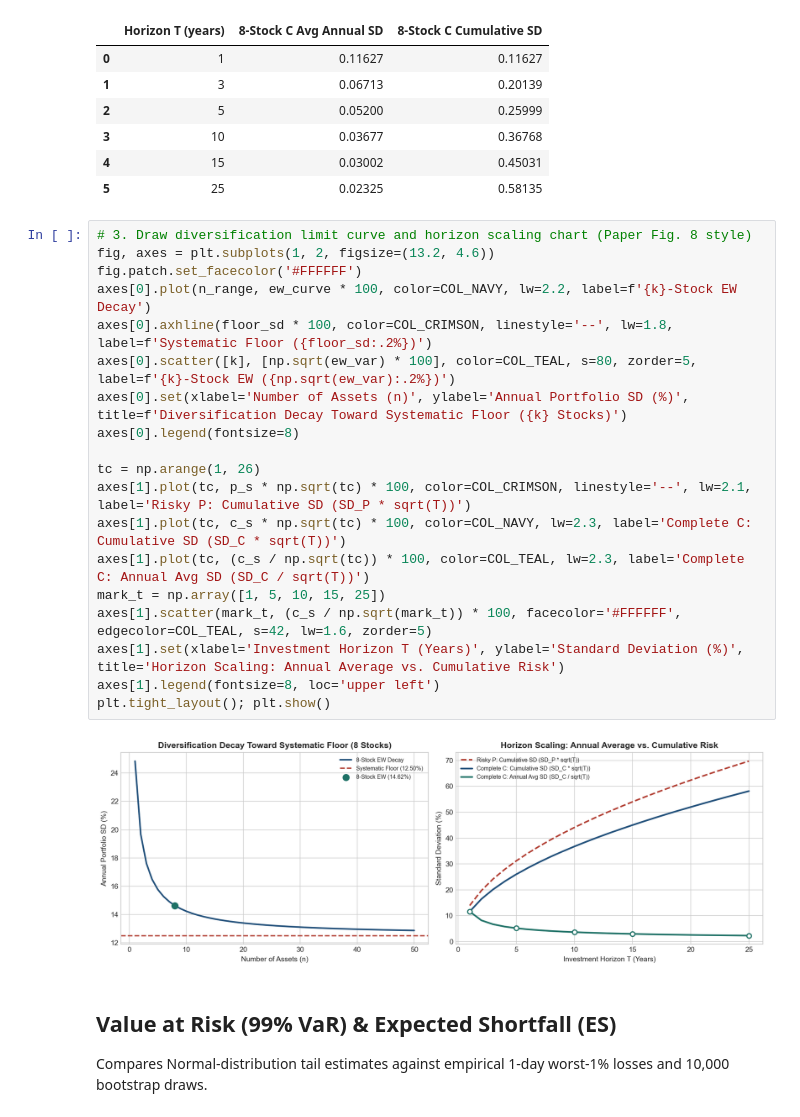
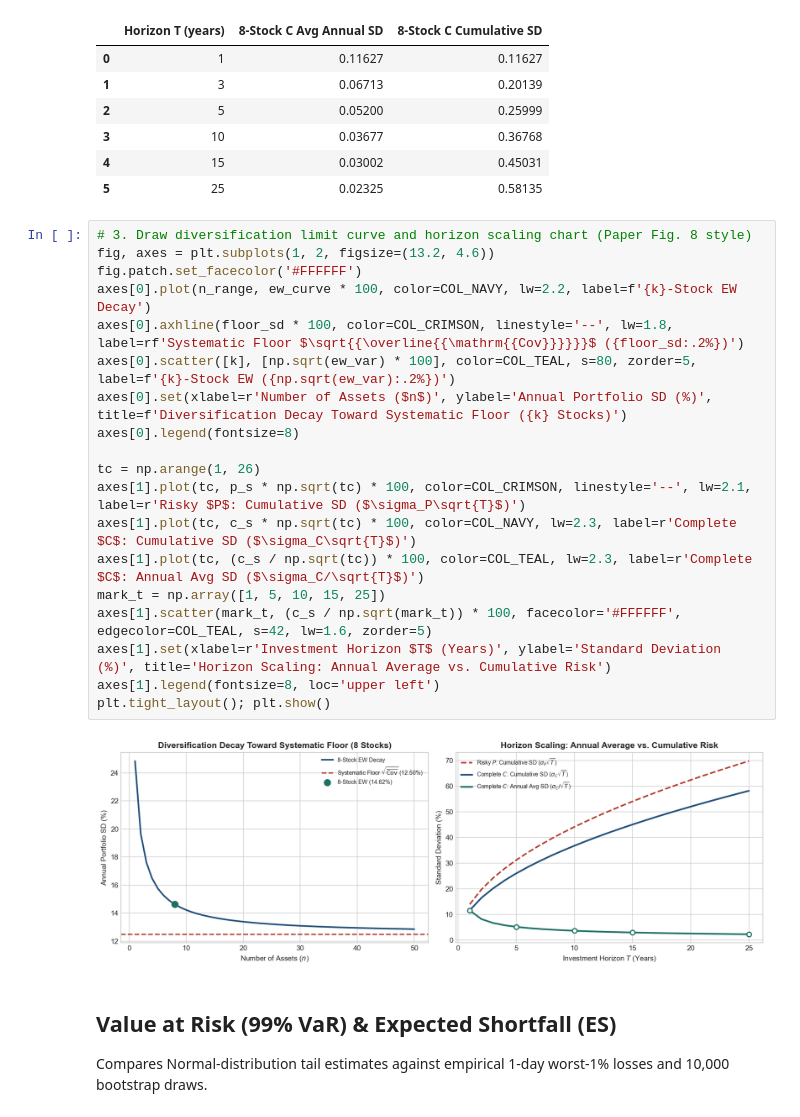
Before and after one commit to faglyramschie7/Markowitz-Efficient-Portfolio, a Jupyter notebook: risk_and_backtest/tail_risk_and_oos_backtest.ipynb, the cells around one changed output. Cells and saved outputs as stored; diff of their text form.

```diff
--- a/risk_and_backtest/tail_risk_and_oos_backtest.ipynb
+++ b/risk_and_backtest/tail_risk_and_oos_backtest.ipynb
@@ -175,24 +175,24 @@ display(div_summary); display(pooling_df); display(time_df)  # Display formatted
 # %%
 # 3. Draw diversification limit curve and horizon scaling chart (Paper Fig. 8 style)
 fig, axes = plt.subplots(1, 2, figsize=(13.2, 4.6))
 fig.patch.set_facecolor('#FFFFFF')
 axes[0].plot(n_range, ew_curve * 100, color=COL_NAVY, lw=2.2, label=f'{k}-Stock EW Decay')
-axes[0].axhline(floor_sd * 100, color=COL_CRIMSON, linestyle='--', lw=1.8, label=f'Systematic Floor ({floor_sd:.2%})')
+axes[0].axhline(floor_sd * 100, color=COL_CRIMSON, linestyle='--', lw=1.8, label=rf'Systematic Floor $\sqrt{{\overline{{\mathrm{{Cov}}}}}}$ ({floor_sd:.2%})')
 axes[0].scatter([k], [np.sqrt(ew_var) * 100], color=COL_TEAL, s=80, zorder=5, label=f'{k}-Stock EW ({np.sqrt(ew_var):.2%})')
-axes[0].set(xlabel='Number of Assets (n)', ylabel='Annual Portfolio SD (%)', title=f'Diversification Decay Toward Systematic Floor ({k} Stocks)')
+axes[0].set(xlabel=r'Number of Assets ($n$)', ylabel='Annual Portfolio SD (%)', title=f'Diversification Decay Toward Systematic Floor ({k} Stocks)')
 axes[0].legend(fontsize=8)
 
 tc = np.arange(1, 26)
-axes[1].plot(tc, p_s * np.sqrt(tc) * 100, color=COL_CRIMSON, linestyle='--', lw=2.1, label='Risky P: Cumulative SD (SD_P * sqrt(T))')
-axes[1].plot(tc, c_s * np.sqrt(tc) * 100, color=COL_NAVY, lw=2.3, label='Complete C: Cumulative SD (SD_C * sqrt(T))')
-axes[1].plot(tc, (c_s / np.sqrt(tc)) * 100, color=COL_TEAL, lw=2.3, label='Complete C: Annual Avg SD (SD_C / sqrt(T))')
+axes[1].plot(tc, p_s * np.sqrt(tc) * 100, color=COL_CRIMSON, linestyle='--', lw=2.1, label=r'Risky $P$: Cumulative SD ($\sigma_P\sqrt{T}$)')
+axes[1].plot(tc, c_s * np.sqrt(tc) * 100, color=COL_NAVY, lw=2.3, label=r'Complete $C$: Cumulative SD ($\sigma_C\sqrt{T}$)')
+axes[1].plot(tc, (c_s / np.sqrt(tc)) * 100, color=COL_TEAL, lw=2.3, label=r'Complete $C$: Annual Avg SD ($\sigma_C/\sqrt{T}$)')
 mark_t = np.array([1, 5, 10, 15, 25])
 axes[1].scatter(mark_t, (c_s / np.sqrt(mark_t)) * 100, facecolor='#FFFFFF', edgecolor=COL_TEAL, s=42, lw=1.6, zorder=5)
-axes[1].set(xlabel='Investment Horizon T (Years)', ylabel='Standard Deviation (%)', title='Horizon Scaling: Annual Average vs. Cumulative Risk')
+axes[1].set(xlabel=r'Investment Horizon $T$ (Years)', ylabel='Standard Deviation (%)', title='Horizon Scaling: Annual Average vs. Cumulative Risk')
 axes[1].legend(fontsize=8, loc='upper left')
 plt.tight_layout(); plt.show()
 # %% [output]
-[figure, old version]
+[figure, new version]
 # %% [markdown]
 ## Value at Risk (99% VaR) & Expected Shortfall (ES)
 
```
Also changed, not shown: parts of 1 cell of this notebook, 2 other files.
